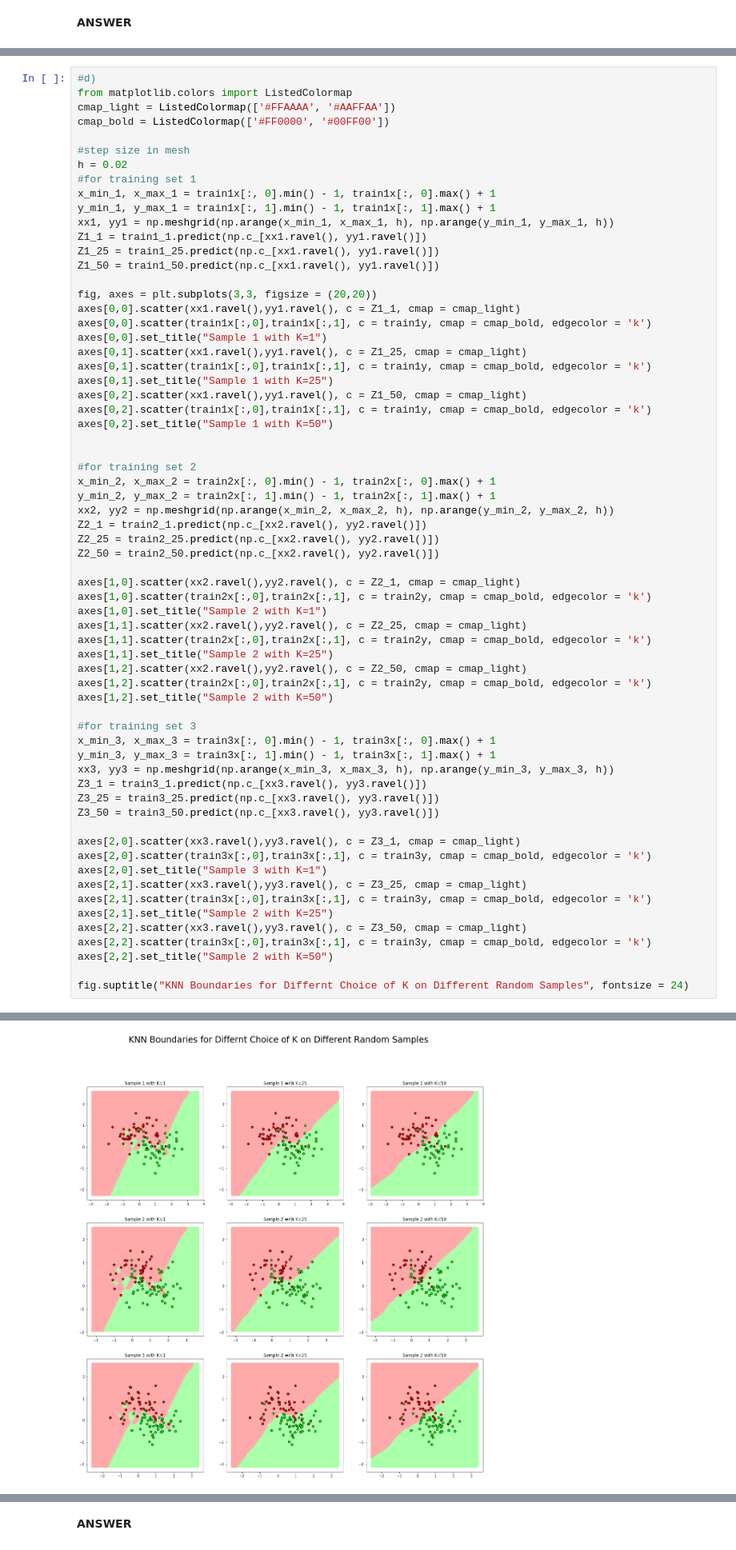
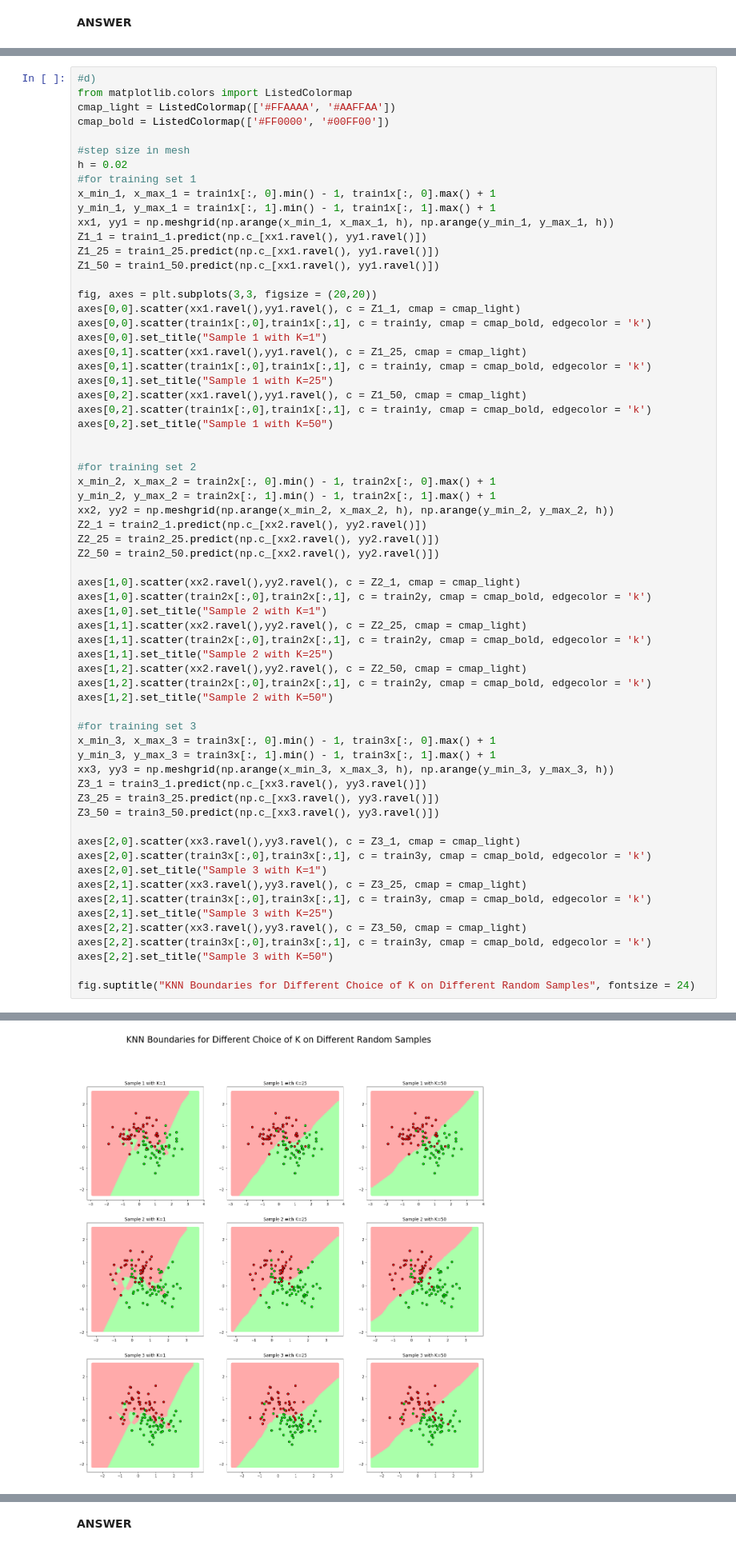
Before and after one commit to xuecongsun/machine-learning-course, a Jupyter notebook: Assignment 2.ipynb, the cells around one changed output, grey strips where cells are left out. Shown at 80% size. Drawn from its saved outputs; the diff is of its cells as text.

```diff
--- a/Assignment 2.ipynb
+++ b/Assignment 2.ipynb
@@ -407,10 +409,10 @@ axes[2,0].scatter(train3x[:,0],train3x[:,1], c = train3y, cmap = cmap_bold, edge
 axes[2,0].set_title("Sample 3 with K=1")
 axes[2,1].scatter(xx3.ravel(),yy3.ravel(), c = Z3_25, cmap = cmap_light)
 axes[2,1].scatter(train3x[:,0],train3x[:,1], c = train3y, cmap = cmap_bold, edgecolor = 'k')
-axes[2,1].set_title("Sample 2 with K=25")
+axes[2,1].set_title("Sample 3 with K=25")
 axes[2,2].scatter(xx3.ravel(),yy3.ravel(), c = Z3_50, cmap = cmap_light)
 axes[2,2].scatter(train3x[:,0],train3x[:,1], c = train3y, cmap = cmap_bold, edgecolor = 'k')
-axes[2,2].set_title("Sample 2 with K=50")
+axes[2,2].set_title("Sample 3 with K=50")
 
-fig.suptitle("KNN Boundaries for Differnt Choice of K on Different Random Samples", fontsize = 24)
+fig.suptitle("KNN Boundaries for Different Choice of K on Different Random Samples", fontsize = 24)
 # %% [output]
@@ -418,4 +420,4 @@ Text(0.5,0.98,'KNN Boundaries for Differnt Choice of K on Different Random Sampl
-[figure, old version]
+[figure, new version]
 # %% [markdown]
 e) For each row, as k increases, the decision boundary becomes smoother and varies less. For each column, the decision boundary looks similar. I think the best decision boundary separating the two groups of data is when k=25. The decision boundary is not as overfitting as k=1, also not as arbitrary as k=50. The boundary that varies the most is when k=1
 # %% [markdown]
```
Also changed, not shown: parts of 3 cells of this notebook, 1 other file.
